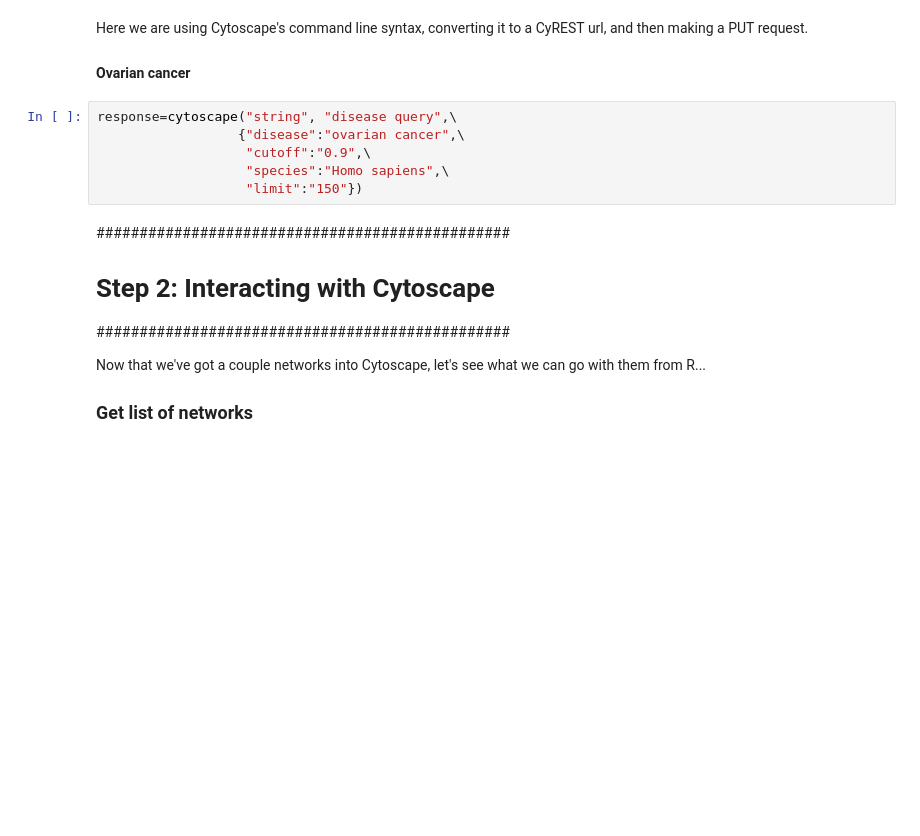
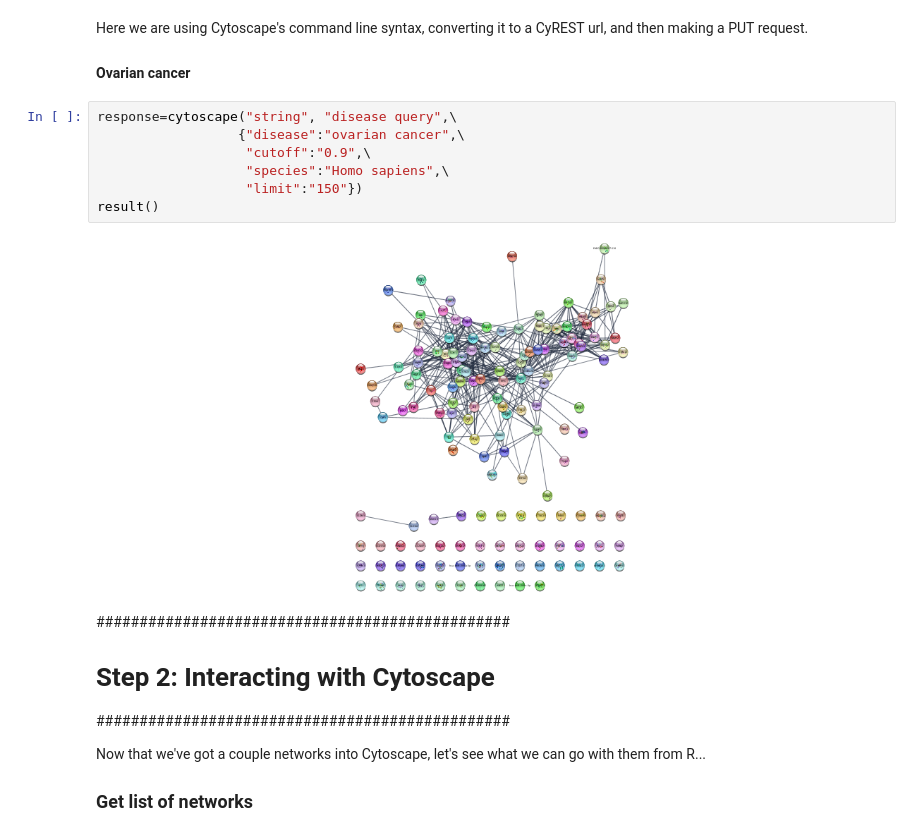
Before and after one commit to cytoscape/cytoscape-automation, a Jupyter notebook: for-scripters/Python/advanced-cancer-networks-and-data.ipynb, the cells around one changed output. Saved outputs shown, nothing was run; the diff lists cells and outputs as text; blank space fills up the shorter version.

```diff
--- a/for-scripters/Python/advanced-cancer-networks-and-data.ipynb
+++ b/for-scripters/Python/advanced-cancer-networks-and-data.ipynb
@@ -338,9 +458,12 @@ Here we are using Cytoscape's command line syntax, converting it to a CyREST url
 # %%
 response=cytoscape("string", "disease query",\
                   {"disease":"ovarian cancer",\
                    "cutoff":"0.9",\
                    "species":"Homo sapiens",\
                    "limit":"150"})
+result()
+# %% [output]
+[figure, added]
 # %% [markdown]
 ################################################
 # Step 2: Interacting with Cytoscape
```
Also changed, not shown: parts of 21 cells of this notebook, 4 other files.
